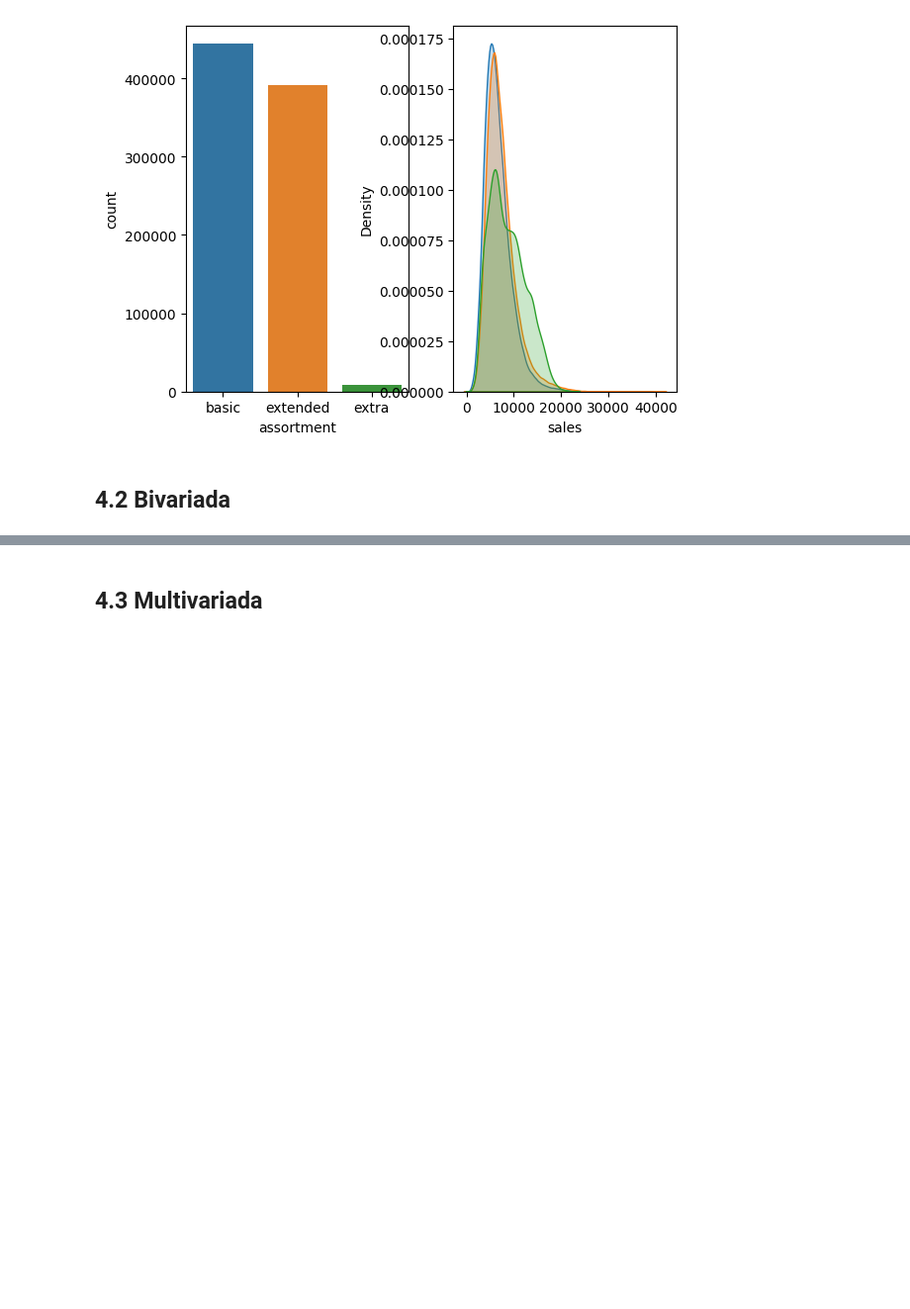
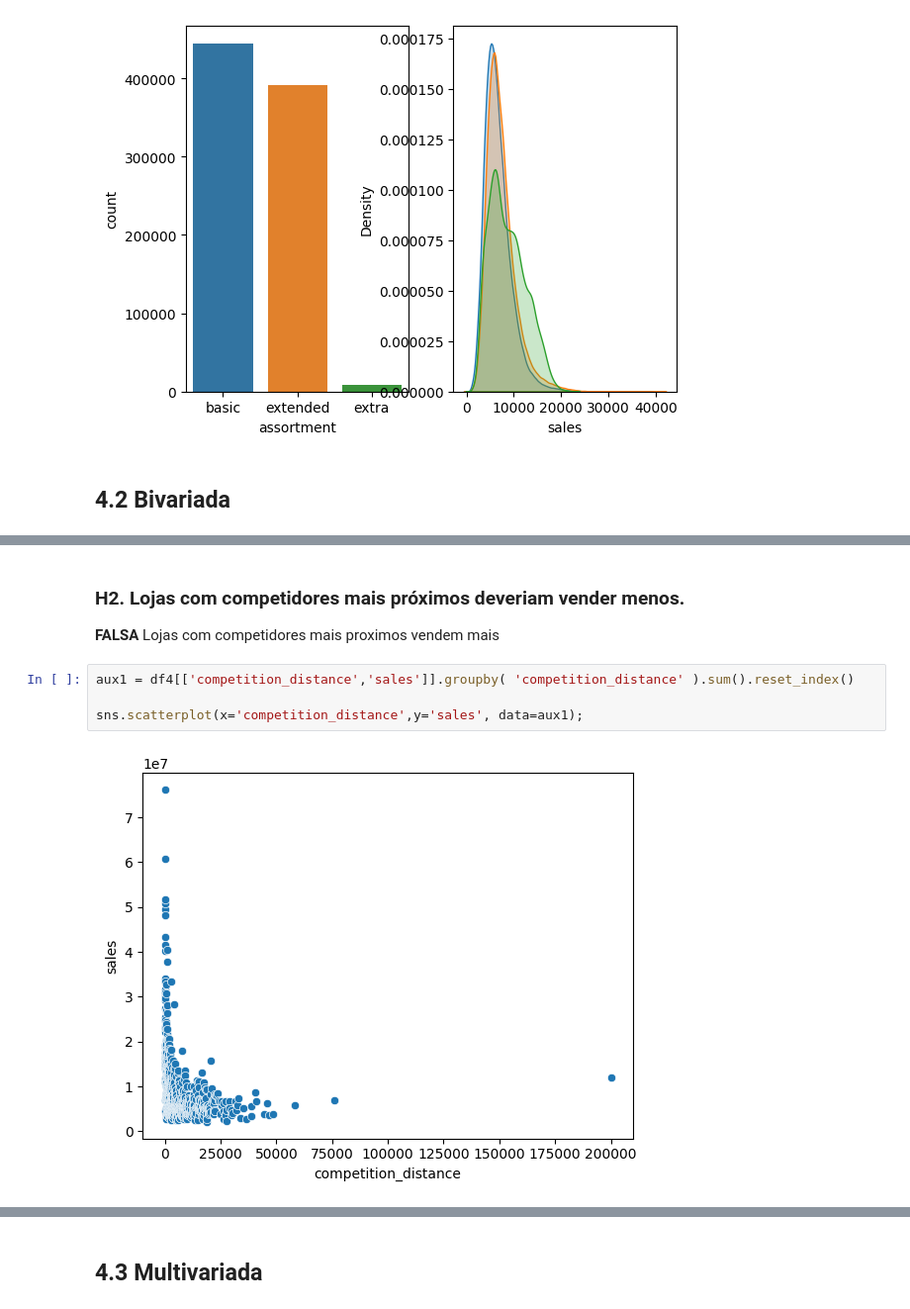
Before and after one commit to thiago-vale/ds-em-producao, a Jupyter notebook: notebooks/store-sales-ŕedictions.ipynb, the cells around one changed output, grey strips where cells are left out. Shown at 99% size. Drawn from its saved outputs; the diff is of its cells as text; blank space fills up the shorter version.

```diff
--- a/notebooks/store-sales-ŕedictions.ipynb
+++ b/notebooks/store-sales-ŕedictions.ipynb
@@ -573,0 +593,9 @@ sns.kdeplot( df4[df4['assortment'] == 'extra']['sales'], label='extra' ,shade=Tr
+# %% [markdown]
+### H2. Lojas com competidores mais próximos deveriam vender menos.
+**FALSA** Lojas com competidores mais proximos vendem mais
+# %%
+aux1 = df4[['competition_distance','sales']].groupby( 'competition_distance' ).sum().reset_index()
+
+sns.scatterplot(x='competition_distance',y='sales', data=aux1);
+# %% [output]
+[figure, added]
```
Also changed, not shown: parts of 11 cells of this notebook.
